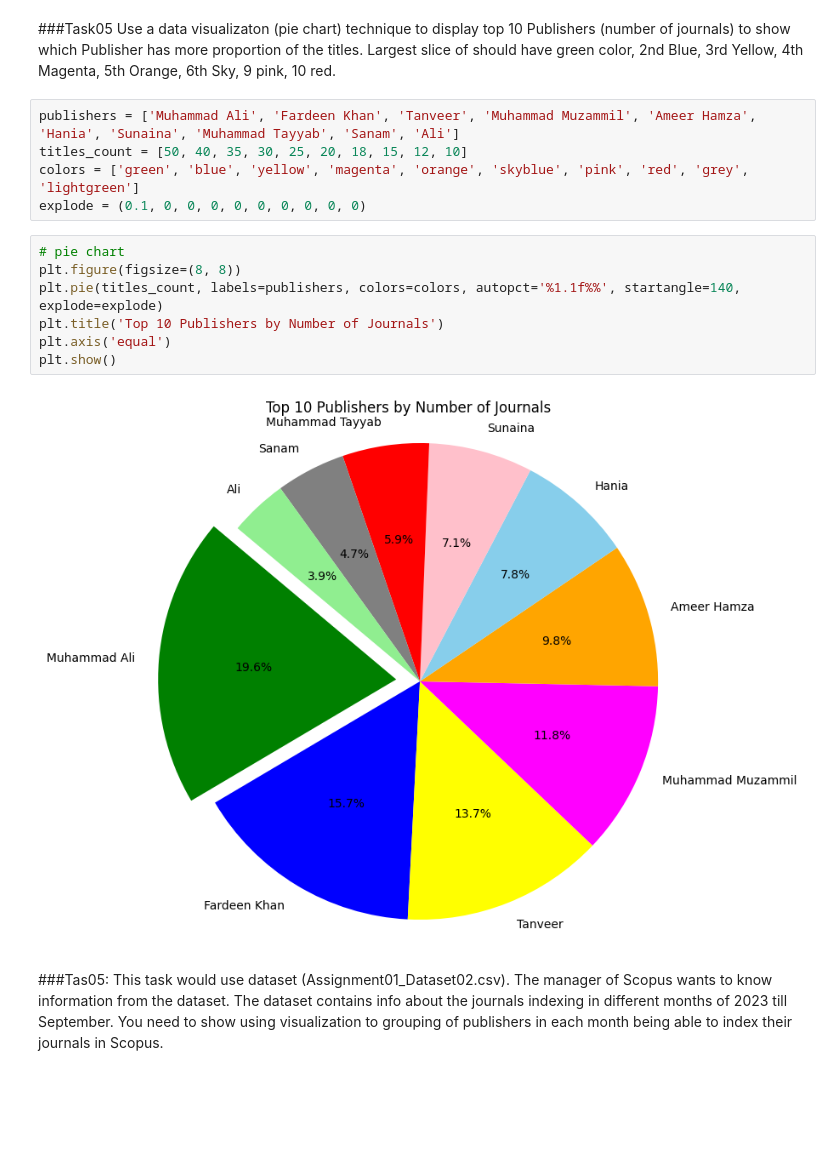
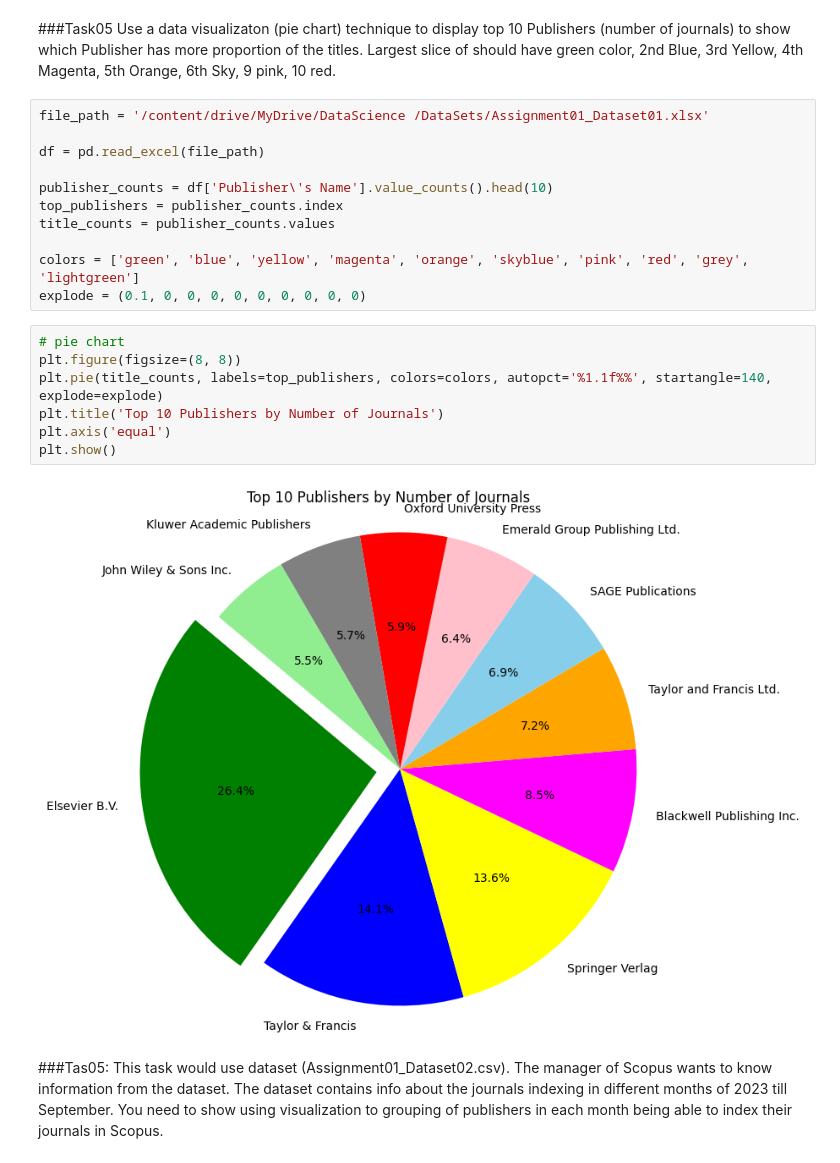
Before and after one commit to Muhammad-Tayyab-Bhutto/Data-Science-Exercises, a Jupyter notebook: Assignment01.ipynb, the cells around one changed output. Drawn from its saved outputs; the diff is of its cells as text; blank space fills up the shorter version.

```diff
--- a/Assignment01.ipynb
+++ b/Assignment01.ipynb
@@ -243,19 +264,25 @@ df
 ###Task05
 Use a data visualizaton (pie chart) technique to display top 10 Publishers (number of journals) to show which Publisher has more proportion of the titles. Largest slice of should have green color, 2nd Blue, 3rd Yellow, 4th Magenta, 5th Orange, 6th Sky, 9 pink, 10 red.
 # %%
-publishers = ['Muhammad Ali', 'Fardeen Khan', 'Tanveer', 'Muhammad Muzammil', 'Ameer Hamza', 'Hania', 'Sunaina', 'Muhammad Tayyab', 'Sanam', 'Ali']
-titles_count = [50, 40, 35, 30, 25, 20, 18, 15, 12, 10]
+file_path = '/content/drive/MyDrive/DataScience /DataSets/Assignment01_Dataset01.xlsx'
+
+df = pd.read_excel(file_path)
+
+publisher_counts = df['Publisher\'s Name'].value_counts().head(10)
+top_publishers = publisher_counts.index
+title_counts = publisher_counts.values
+
 colors = ['green', 'blue', 'yellow', 'magenta', 'orange', 'skyblue', 'pink', 'red', 'grey', 'lightgreen']
 explode = (0.1, 0, 0, 0, 0, 0, 0, 0, 0, 0)
 # %%
 # pie chart
 plt.figure(figsize=(8, 8))
-plt.pie(titles_count, labels=publishers, colors=colors, autopct='%1.1f%%', startangle=140, explode=explode)
+plt.pie(title_counts, labels=top_publishers, colors=colors, autopct='%1.1f%%', startangle=140, explode=explode)
 plt.title('Top 10 Publishers by Number of Journals')
 plt.axis('equal')
 plt.show()
 # %% [output]
-[figure, old version]
+[figure, new version]
 # %% [markdown]
 ###Tas05:
 This task would use dataset (Assignment01_Dataset02.csv). The manager of Scopus wants to know information from the dataset. The dataset contains info about the journals indexing in different months of 2023 till September. You need to show using visualization to grouping of publishers in each month being able to index their journals in Scopus.
```
Also changed, not shown: parts of 8 cells of this notebook.
